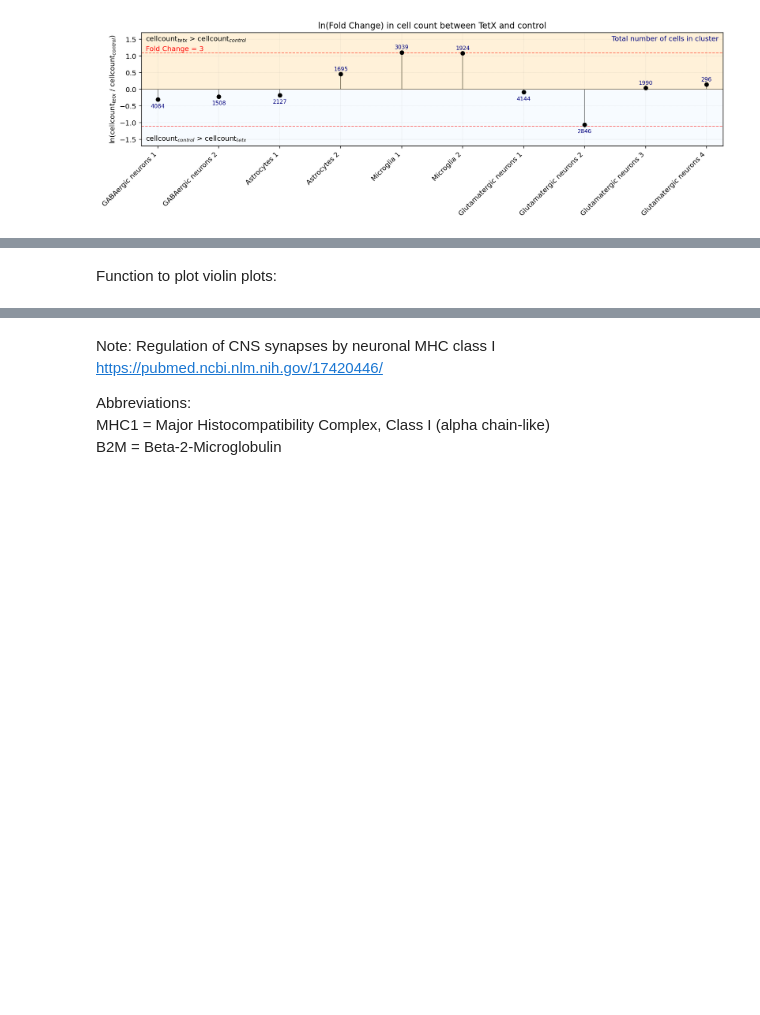
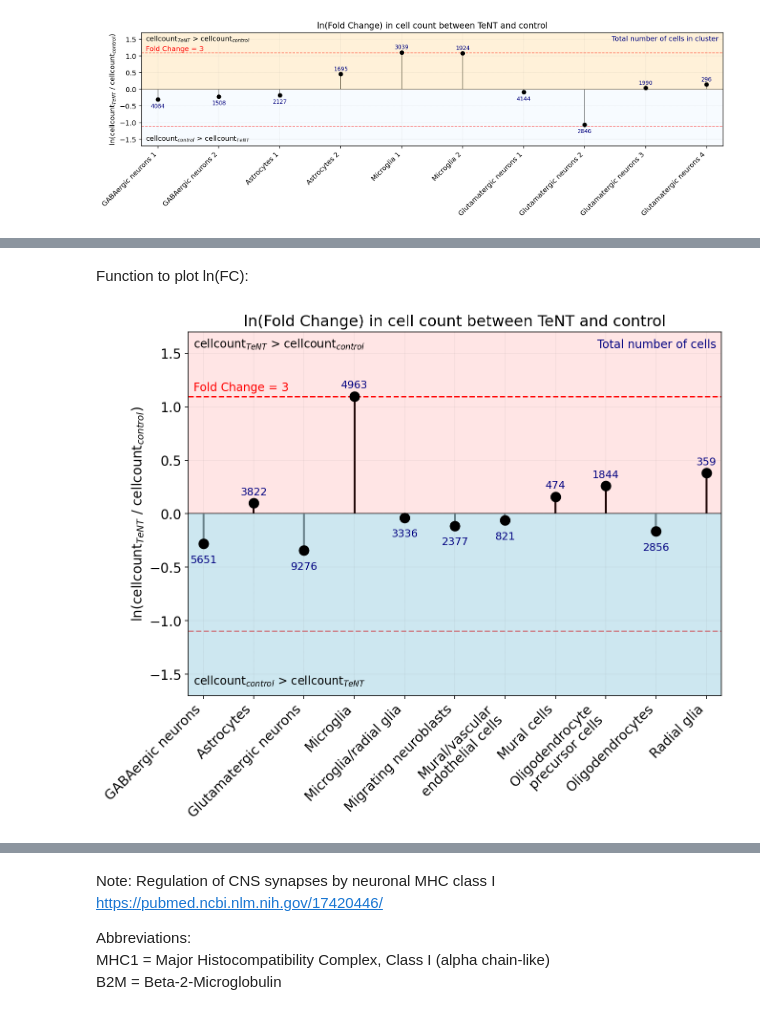
Before and after one commit to lauraluebbert/TL_2023, a Jupyter notebook: scRNAseq/8_final_figures.ipynb, the cells around one changed output, grey strips where cells are left out. Saved outputs shown, nothing was run; the diff lists cells and outputs as text; code cells hidden in the pictures; blank space fills up the shorter version.

```diff
--- a/scRNAseq/8_final_figures.ipynb
+++ b/scRNAseq/8_final_figures.ipynb
@@ -233,0 +235,14 @@ fig.savefig("figures/final/8_celltype_abundance.png", dpi=300, bbox_inches="tigh
+# %%
+# Normalize each celltype count to total number of cells in that batch by dividing
+df_norm_g = (adata.obs.groupby("celltype_g")["batch"].value_counts() / adata.obs.groupby("batch")["species"].count()).unstack().fillna(0)
+df_norm_g.columns = df_norm_g.columns.astype(str)
+df_norm_g["total normalized count"] = df_norm_g.sum(axis=1).values
+
+df_norm_g["control1_fraction"] = (df_norm_g["control1"] / df_norm_g["total normalized count"]).values
+df_norm_g["control2_fraction"] = (df_norm_g["control2"] / df_norm_g["total normalized count"]).values
+df_norm_g["experiment1_fraction"] = (df_norm_g["experiment1"] / df_norm_g["total normalized count"]).values
+df_norm_g["experiment2_fraction"] = (df_norm_g["experiment2"] / df_norm_g["total normalized count"]).values
+
+df_norm_g["total cellcount"] = adata.obs.groupby("celltype_g").size().values.astype(int)
+
+df_norm_g
@@ -234,2 +264,17 @@ fig.savefig("figures/final/8_celltype_abundance.png", dpi=300, bbox_inches="tigh
 # %% [markdown]
-Function to plot violin plots:
+Function to plot ln(FC):
+# %%
+celltype_names = [
+    'GABAergic neurons',
+    'Astrocytes',
+    'Glutamatergic neurons',
+    'Microglia',
+    'Microglia/radial glia',
+    'Migrating neuroblasts',
+    'Mural/vascular\nendothelial cells',
+    'Mural cells',
+    'Oligodendrocyte\nprecursor cells',
+    'Oligodendrocytes',
+    'Radial glia',
+    'Red blood cells'
+]
@@ -235,0 +340,10 @@ Function to plot violin plots:
+# %%
+fig, ax = plt.subplots(figsize = (10, 7))
+
+plot_lnfc(ax)
+
+fig.savefig("figures/final/8_celltype_abundance.svg", dpi=300, bbox_inches="tight")
+fig.savefig("figures/final/8_celltype_abundance.pdf", dpi=300, bbox_inches="tight")
+fig.savefig("figures/final/8_celltype_abundance.png", dpi=300, bbox_inches="tight")
+# %% [output]
+[figure, added]
```
Also changed, not shown: parts of 12 cells of this notebook, 39 other files.
